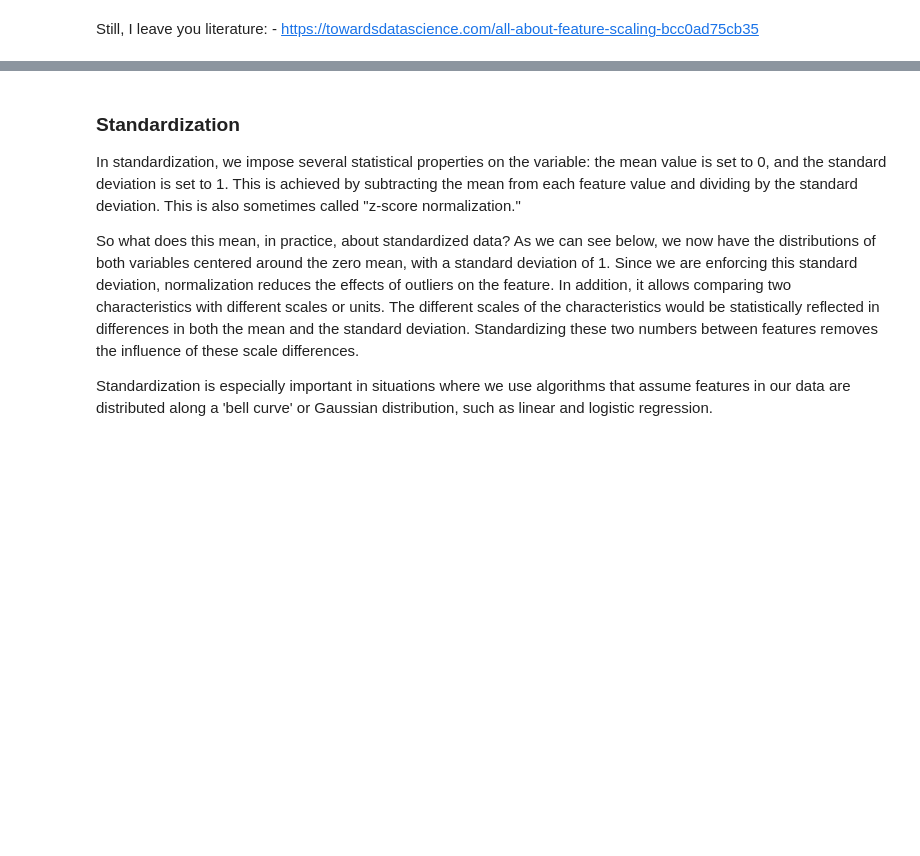
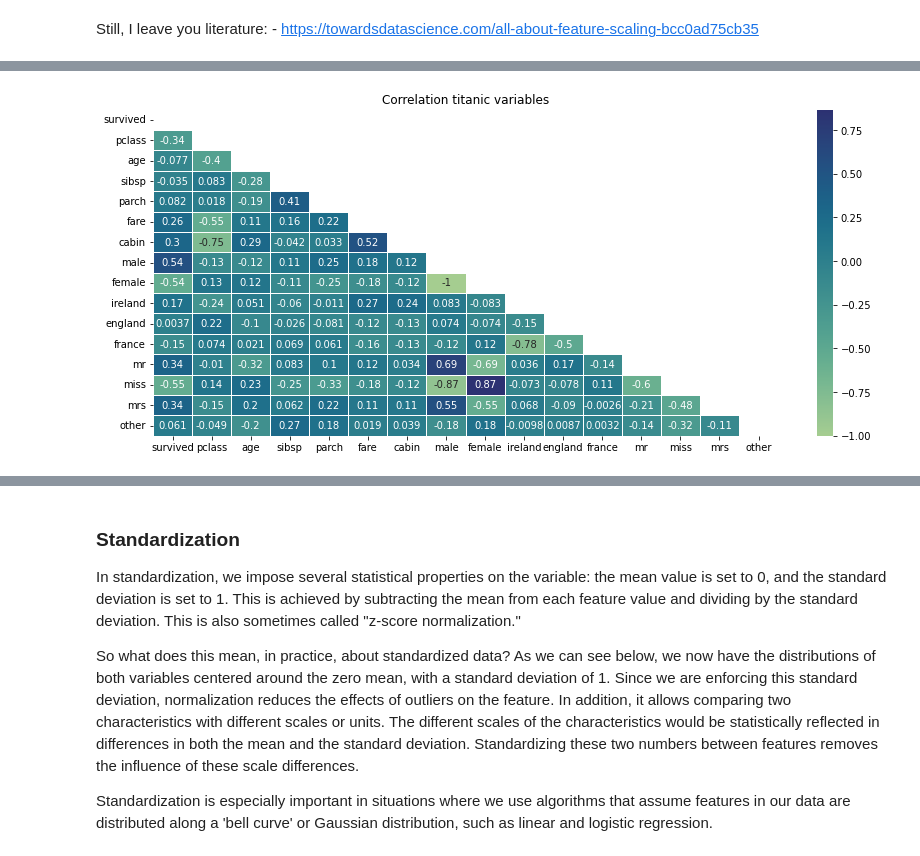
Before and after one commit to Ironhack-data-bcn-january-2024/lectures, a Jupyter notebook: week-7/04-Feature_engineering.ipynb, the cells around one changed output, grey strips where cells are left out. Cells and saved outputs as stored; diff of their text form; code cells hidden in the pictures; blank space fills up the shorter version.

```diff
--- a/week-7/04-Feature_engineering.ipynb
+++ b/week-7/04-Feature_engineering.ipynb
@@ -576,0 +751,4 @@ What a hot encoding does is it takes a column that has categorical data, which h
+# %%
+df[["Ireland", "England", "France"]] = ohe.fit_transform(df["embarked"].values.reshape(-1, 1)).toarray()
+# %%
+df.drop(columns = ["embarked"], inplace=True)
@@ -576,0 +769,4 @@ What a hot encoding does is it takes a column that has categorical data, which h
+# %%
+df[["mr", "miss", "mrs", "other"]] = ohe.fit_transform(df["title"].values.reshape(-1, 1)).toarray()
+# %%
+df.drop(columns="title", inplace=True)
@@ -599,0 +881,10 @@ Still, I leave you literature:
+# %%
+def heatmap_titanic ():
+    plt.figure(figsize=(14, 6))
+    mask = np.triu(np.ones_like(df.corr()), k=0)
+    sns.heatmap(df.corr(), annot=True, cmap='crest', linewidths=0.5, mask=mask)
+    plt.title("Correlation titanic variables")
+
+heatmap_titanic()
+# %% [output]
+[figure, added]
```
Also changed, not shown: parts of 138 cells of this notebook, 5 other files.
